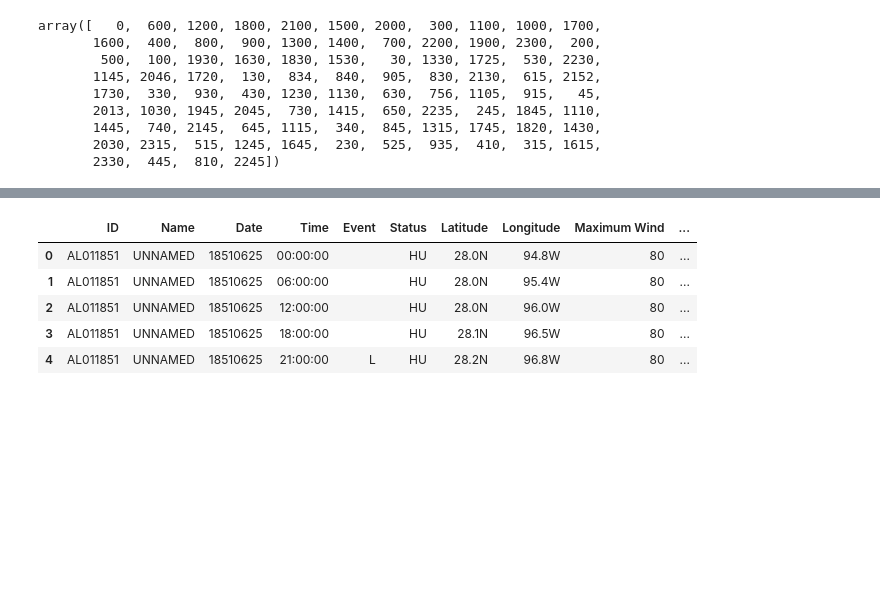
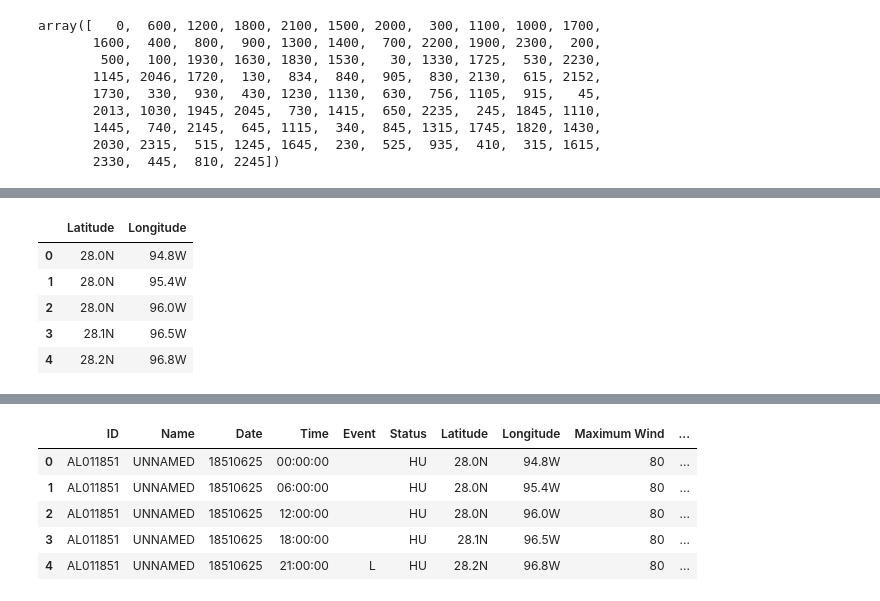
Before and after one commit to manishmawatwal/DataScience, a Jupyter notebook: Predicting_trajectories_of_atlantic_hurricanes.ipynb, the cells around one changed output, grey strips where cells are left out. Cells and saved outputs as stored; diff of their text form; code cells hidden in the pictures; blank space fills up the shorter version.

```diff
--- a/Predicting_trajectories_of_atlantic_hurricanes.ipynb
+++ b/Predicting_trajectories_of_atlantic_hurricanes.ipynb
@@ -124,0 +154,10 @@ sns.barplot(x=a.index, y=a)
+# %%
+atlanticDF = df[['Latitude', 'Longitude']]
+atlanticDF.head()
+# %% [output]
+|  | Latitude | Longitude |
+| 0 | 28.0N | 94.8W |
+| 1 | 28.0N | 95.4W |
+| 2 | 28.0N | 96.0W |
+| 3 | 28.1N | 96.5W |
+| 4 | 28.2N | 96.8W |
```
Also changed, not shown: parts of 15 cells of this notebook.
